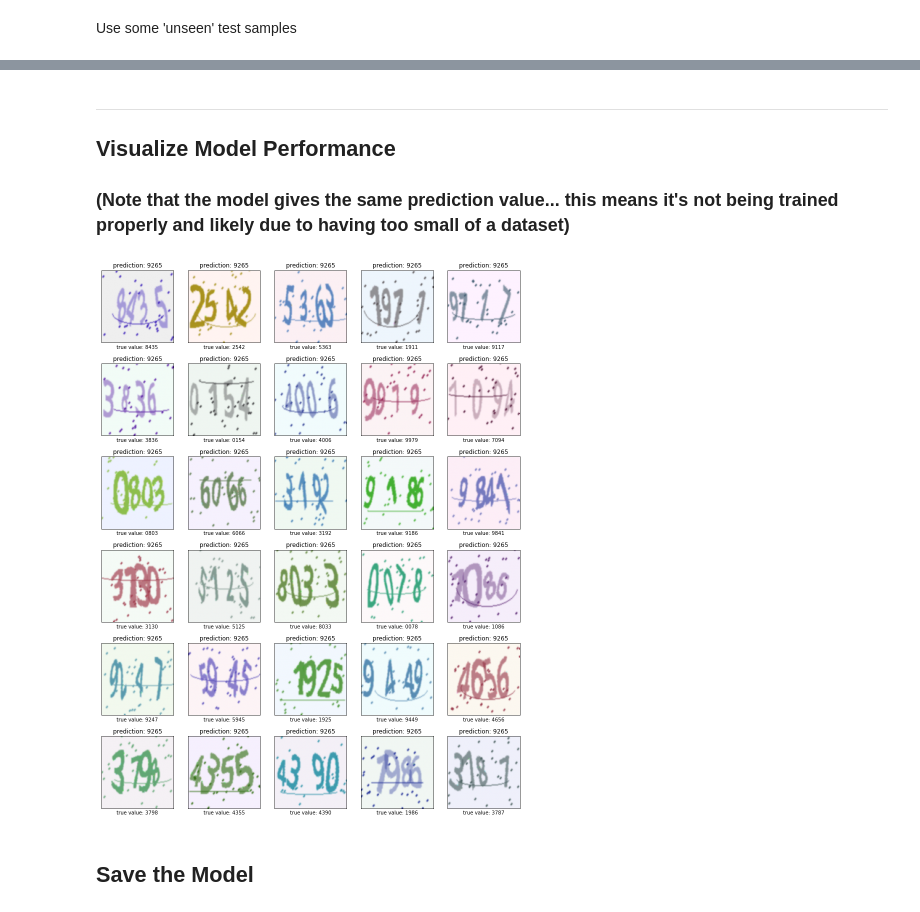
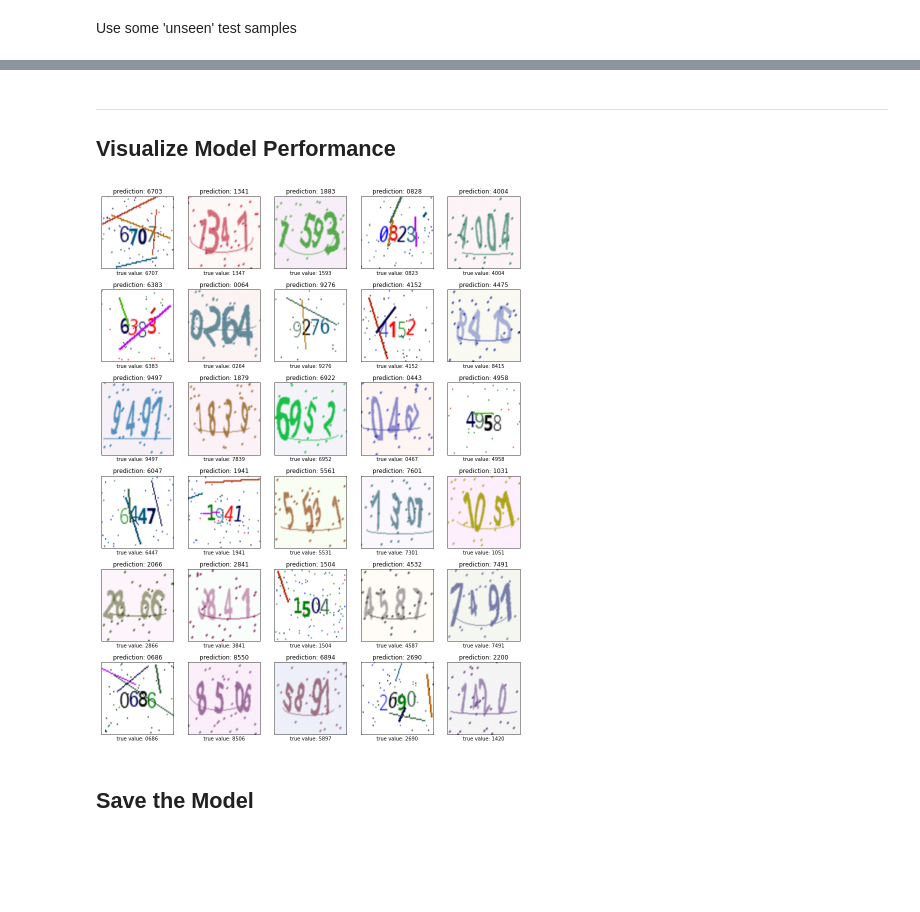
Before and after one commit to T-Visor/captcha-tensorflow, a Jupyter notebook: notebooks/complex-captcha-solver.ipynb, the cells around one changed output, grey strips where cells are left out. Drawn from its saved outputs; the diff is of its cells as text; code cells hidden in the pictures; blank space fills up the shorter version.

Commit message:
created a decent performing alternative neural network model, modified alternate captcha generator to assign unique identifiers

```diff
--- a/notebooks/complex-captcha-solver.ipynb
+++ b/notebooks/complex-captcha-solver.ipynb
@@ -120,0 +67,8 @@ _________________________________________________________________
+# %%
+model = create_untrained_alternative_model(IMAGE_HEIGHT,
+                                           IMAGE_WIDTH,
+                                           IMAGE_CHANNELS,
+                                           DIMENSIONS,
+                                           CATEGORIES)
+
+model.summary()
@@ -121,21 +93,3 @@ _________________________________________________________________
 # %% [markdown]
 ---
 ## Train the Model
-# %%
-from tensorflow.keras.callbacks import ModelCheckpoint
-
-
-training_set_generator = get_captcha_generator(data_frame, train_indices, \
-                                               for_training=True, batch_size=TRAINING_BATCH_SIZE)
-validation_set_generator = get_captcha_generator(data_frame, validation_indices, \
-                                                 for_training=True, batch_size=VALIDATION_BATCH_SIZE)
-
-callbacks = [
-    ModelCheckpoint("./model_checkpoint", monitor='val_loss')
-]
-
-history = model.fit(training_set_generator,
-                    steps_per_epoch=len(train_indices)//TRAINING_BATCH_SIZE,
-                    epochs=TRAINING_EPOCHS,
-                    validation_data=validation_set_generator,
-                    validation_steps=len(validation_indices)//VALIDATION_BATCH_SIZE)
@@ -189,4 +148,0 @@ dict(zip(model.metrics_names, model.evaluate(testing_set_generator, steps=len(te
-# %% [markdown]
----
-## Visualize Model Performance
-### (Note that the model gives the same prediction value... this means it's not being trained properly and likely due to having too small of a dataset)
@@ -203,7 +149,17 @@ predictions = tensorflow.math.argmax(predictions, axis=-1)
+# %% [markdown]
+---
+## Visualize Model Performance
+# %%
+captcha_images, predictions, true_values = get_prediction_results(model,
+                                                                  data_frame,
+                                                                  test_indices,
+                                                                  TESTING_BATCH_SIZE)
 # %%
-display_predictions_from_model(captcha_images, predictions, true_values)
+display_predictions_from_model(captcha_images,
+                               predictions,
+                               true_values)
 # %% [output]
-[figure, old version]
+[figure, new version]
 # %% [markdown]
 ## Save the Model
 # %%
```
Also changed, not shown: parts of 17 cells of this notebook, 3 other files.
